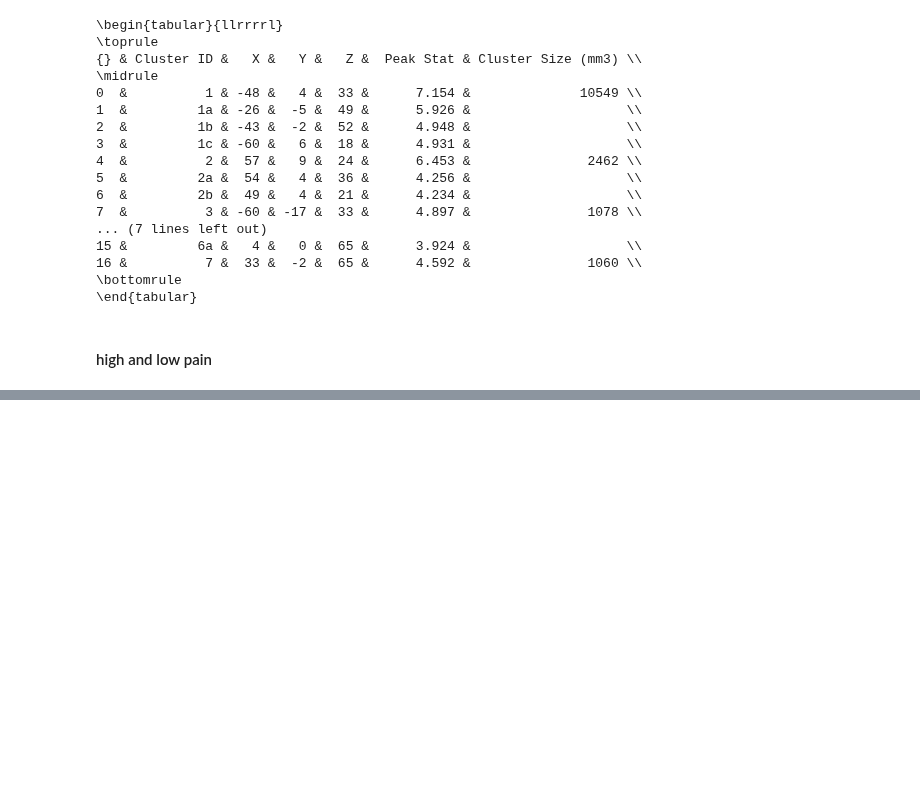
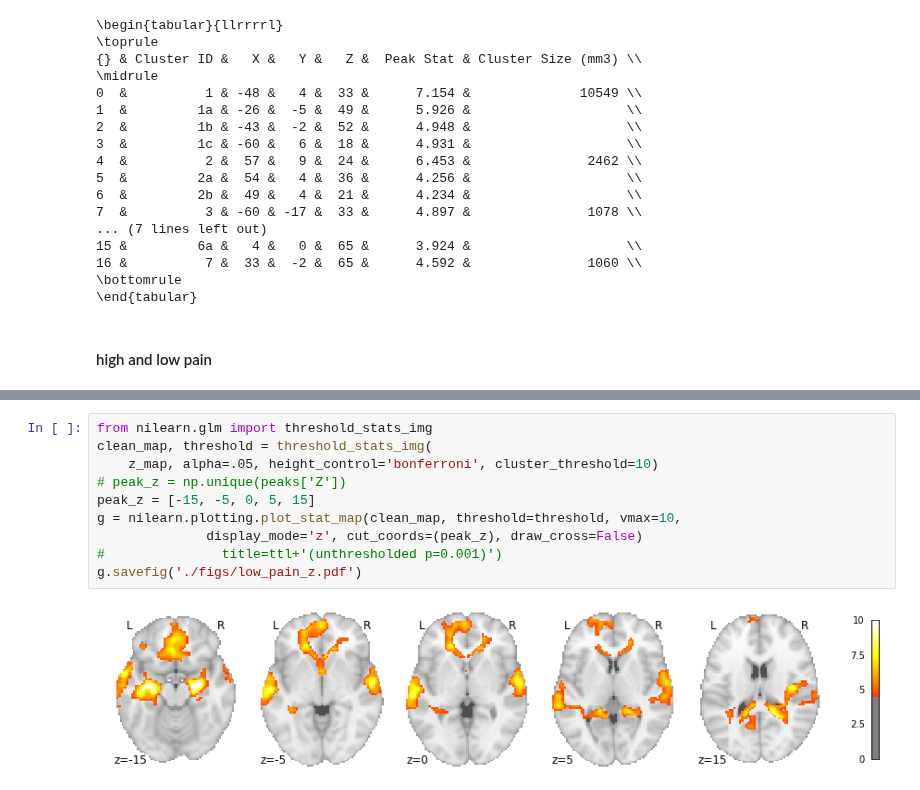
Before and after one commit to syzhang/tsl_hbi, a Jupyter notebook: imaging_plot/visualise.ipynb, the cells around one changed output, grey strips where cells are left out. Drawn from its saved outputs; the diff is of its cells as text; blank space fills up the shorter version.

```diff
--- a/imaging_plot/visualise.ipynb
+++ b/imaging_plot/visualise.ipynb
@@ -734,0 +783,12 @@ NameError: name 'clean_map' is not defined
+# %%
+from nilearn.glm import threshold_stats_img
+clean_map, threshold = threshold_stats_img(
+    z_map, alpha=.05, height_control='bonferroni', cluster_threshold=10)
+# peak_z = np.unique(peaks['Z'])
+peak_z = [-15, -5, 0, 5, 15]
+g = nilearn.plotting.plot_stat_map(clean_map, threshold=threshold, vmax=10,
+              display_mode='z', cut_coords=(peak_z), draw_cross=False)
+#               title=ttl+'(unthresholded p=0.001)')
+g.savefig('./figs/low_pain_z.pdf')
+# %% [output]
+[figure, added]
```
Also changed, not shown: parts of 10 cells of this notebook, 6 other files.
